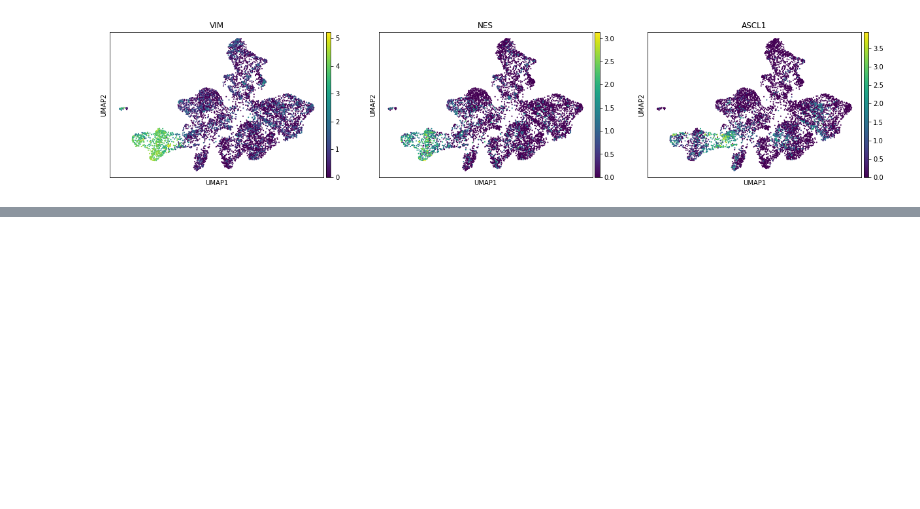
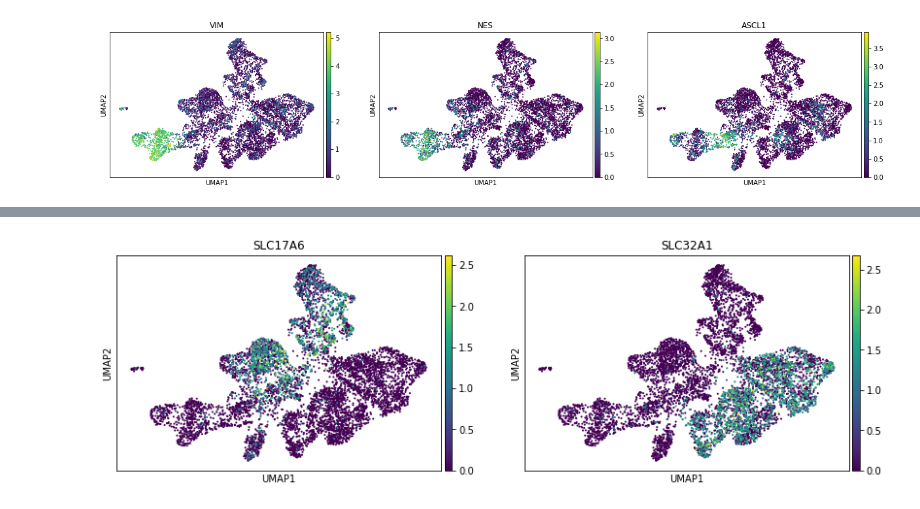
Before and after one commit to alevtina99/Scanpy_analysis, a Jupyter notebook: ScanPy.ipynb, the cells around one changed output, grey strips where cells are left out. Saved outputs shown, nothing was run; the diff lists cells and outputs as text; code cells hidden in the pictures; blank space fills up the shorter version.

```diff
--- a/ScanPy.ipynb
+++ b/ScanPy.ipynb
@@ -181,0 +188,4 @@ Took infinity to calculate
+# %%
+sc.pl.umap(adata, color=["SLC17A6", "SLC32A1"])
+# %% [output]
+[figure, added]
```
Also changed, not shown: parts of 24 cells of this notebook.
